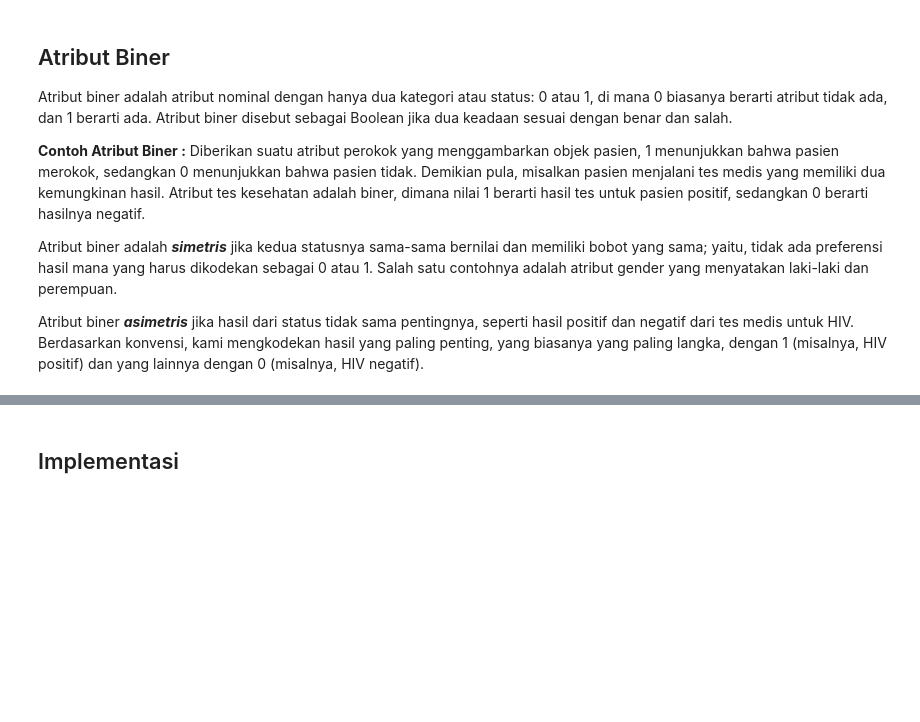
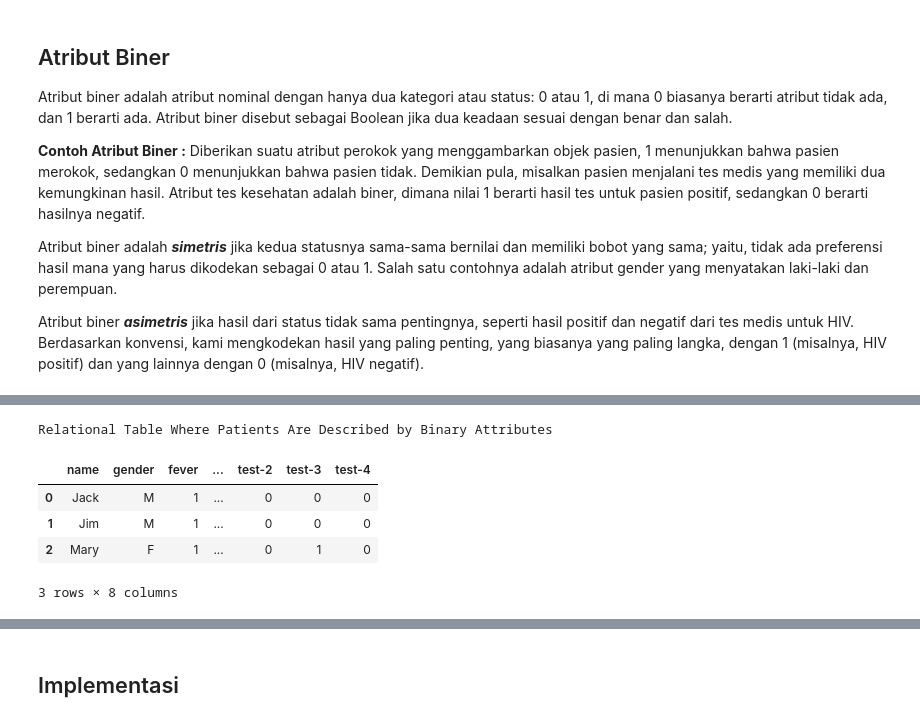
Before and after one commit to niniengC/datamining, a Jupyter notebook: _sources/notebooks.ipynb, the cells around one changed output, grey strips where cells are left out. Saved outputs shown, nothing was run; the diff lists cells and outputs as text; code cells hidden in the pictures; blank space fills up the shorter version.

```diff
--- a/_sources/notebooks.ipynb
+++ b/_sources/notebooks.ipynb
@@ -76,0 +124,20 @@ Pengukuran ini menunjukkan bahwa Jim dan Mary tidak mungkin memiliki penyakit se
+# %%
+dataBinary = {
+    'name':['Jack','Jim','Mary'],
+    'gender': ['M', 'M','F '],
+    'fever': ['1','1','1'],
+    'cough': ['0','1','0' ],
+    'test-1': ['1','0','1' ],
+    'test-2': ['0','0','0' ],
+    'test-3': ['0','0','1' ],
+    'test-4': ['0','0','0' ]}
+data= pd.DataFrame(dataBinary)
+print("Relational Table Where Patients Are Described by Binary Attributes\n")
+data
+# %% [output]
+Relational Table Where Patients Are Described by Binary Attributes
+|  | name | gender | fever | ... | test-2 | test-3 | test-4 |
+| 0 | Jack | M | 1 | ... | 0 | 0 | 0 |
+| 1 | Jim | M | 1 | ... | 0 | 0 | 0 |
+| 2 | Mary | F | 1 | ... | 0 | 1 | 0 |
+3 rows × 8 columns
```
Also changed, not shown: parts of 47 cells of this notebook, 20 other files.
